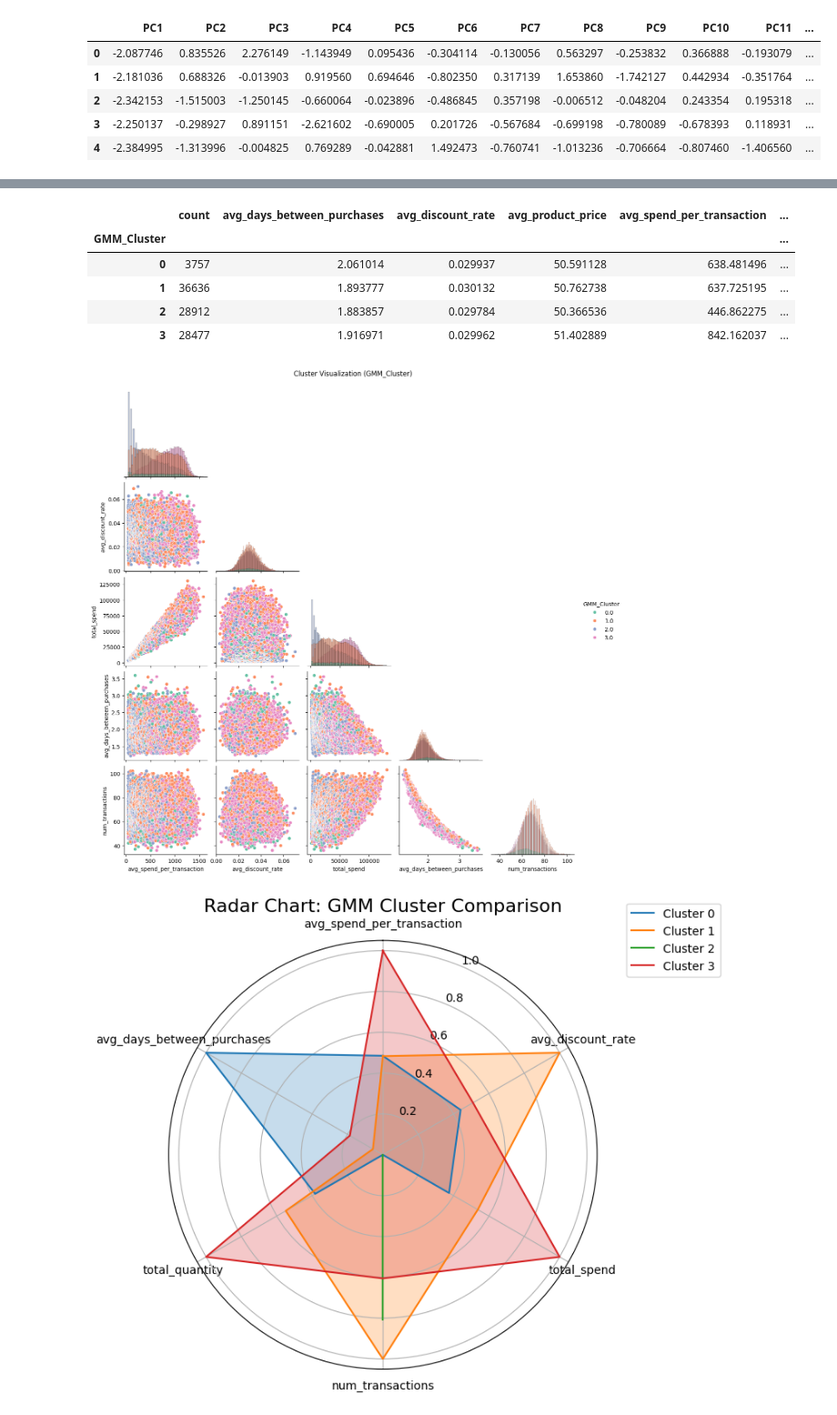
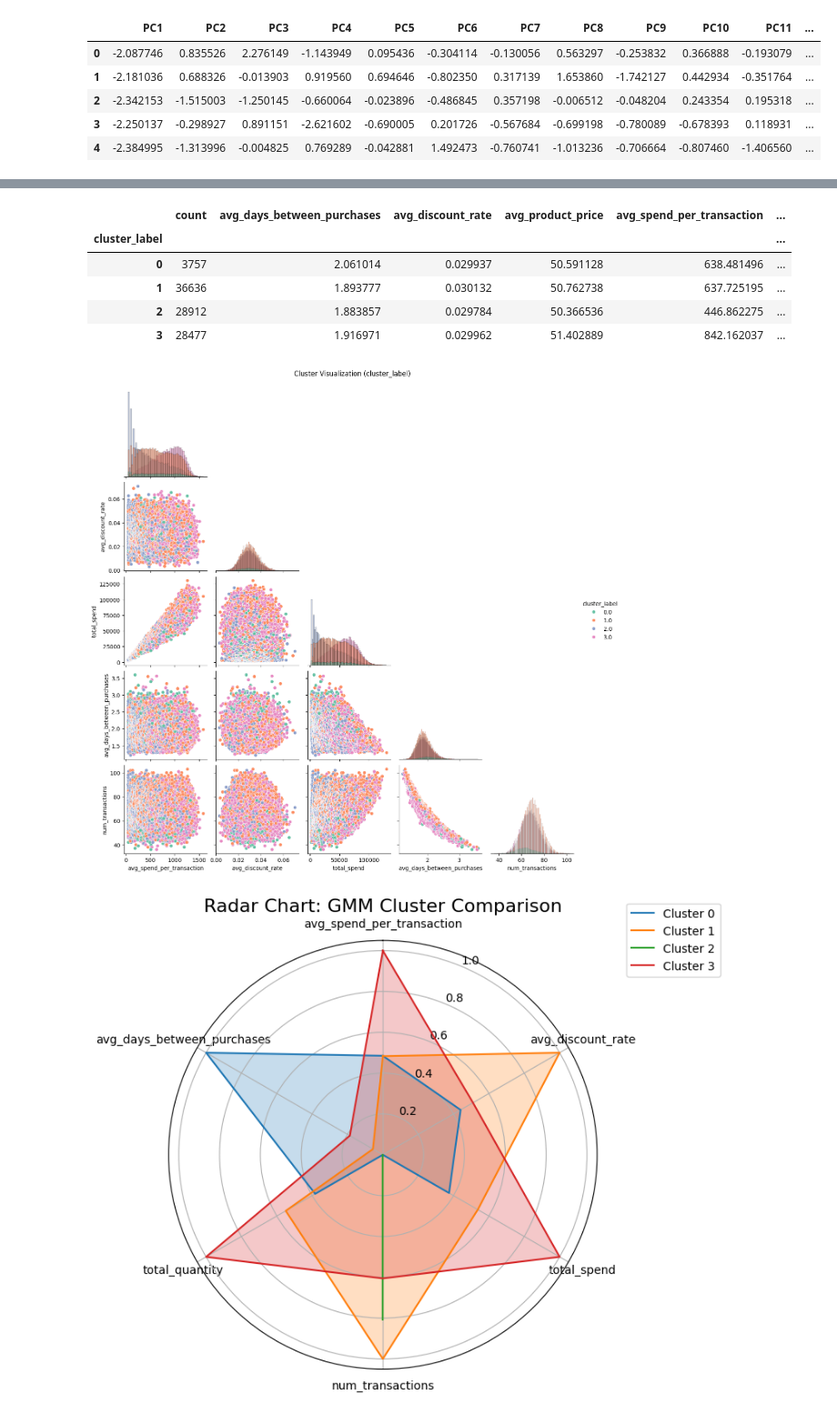
Before and after one commit to shermanpch/grocery-sales-database, a Jupyter notebook: notebooks/004_pca&GMM.ipynb, the cells around one changed output, grey strips where cells are left out. Shown at 91% size. Saved outputs shown, nothing was run; the diff lists cells and outputs as text; code cells hidden in the pictures.

```diff
--- a/notebooks/004_pca&GMM.ipynb
+++ b/notebooks/004_pca&GMM.ipynb
@@ -163,24 +227,33 @@ plt.show()
 # %%
 # Fit GMM with 4 clusters
-gmm_clusters = GaussianMixture(n_components=4, covariance_type='full', random_state=42)
+gmm_clusters = GaussianMixture(
+    n_components=4,
+    covariance_type="full",
+    random_state=RANDOM_STATE,
+)
+
 gmm_labels = gmm_clusters.fit_predict(X_pca)
 
 # Add GMM 4-cluster labels to the original DataFrame
 labelled_df = df.copy()
-labelled_df['GMM_Cluster'] = gmm_labels
+labelled_df["cluster_label"] = gmm_labels
 # %%
 # Summarize Clusters
-def summarize_clusters(df, label_col='GMM_Cluster'):
+def summarize_clusters(df, label_col="cluster_label"):
     summary = df.groupby(label_col).mean(numeric_only=True)
-    size = df[label_col].value_counts().sort_index().rename('count')
+    size = df[label_col].value_counts().sort_index().rename("count")
     return pd.concat([size, summary], axis=1)
 
+
 # Visualize with Pairplot
-def visualize_clusters(df, label_col='GMM_Cluster', features=None):
+def visualize_clusters(df, label_col="cluster_label", features=None):
     if features is None:
         features = [
-            'avg_spend_per_transaction', 'avg_discount_rate', 'total_spend',
-            'avg_days_between_purchases', 'num_transactions'
+            "avg_spend_per_transaction",
+            "avg_discount_rate",
+            "total_spend",
+            "avg_days_between_purchases",
+            "num_transactions",
         ]
 
     # Ensure selected features + label exist
@@ -193,25 +266,25 @@ def visualize_clusters(df, label_col='GMM_Cluster', features=None):
 
     # Convert all to numeric and drop invalid rows
     for col in selected_cols:
-        clean_df[col] = pd.to_numeric(clean_df[col], errors='coerce')
+        clean_df[col] = pd.to_numeric(clean_df[col], errors="coerce")
 
-    clean_df = clean_df.dropna().astype('float64')
+    clean_df = clean_df.dropna().astype("float64")
 
     # Plot
-    sns.pairplot(clean_df, hue=label_col, palette='Set2', corner=True, diag_kind='hist')
+    sns.pairplot(clean_df, hue=label_col, palette="Set2", corner=True, diag_kind="hist")
     plt.suptitle(f"Cluster Visualization ({label_col})", y=1.02)
     plt.show()
-
-cluster_summary = summarize_clusters(labelled_df, label_col='GMM_Cluster')
-display(cluster_summary)  # or print(cluster_summary) if outside Jupyter
-
-visualize_clusters(labelled_df, label_col='GMM_Cluster')
-# %% [output]
-|  | count | avg_days_between_purchases | avg_discount_rate | avg_product_price | avg_spend_per_transaction | ... |
-| GMM_Cluster |  |  |  |  |  | ... |
-| 0 | 3757 | 2.061014 | 0.029937 | 50.591128 | 638.481496 | ... |
-| 1 | 36636 | 1.893777 | 0.030132 | 50.762738 | 637.725195 | ... |
-| 2 | 28912 | 1.883857 | 0.029784 | 50.366536 | 446.862275 | ... |
-| 3 | 28477 | 1.916971 | 0.029962 | 51.402889 | 842.162037 | ... |
-[figure, removed]
+# %%
+cluster_summary = summarize_clusters(labelled_df, label_col="cluster_label")
+display(cluster_summary)
+
+visualize_clusters(labelled_df, label_col="cluster_label")
+# %% [output]
+|  | count | avg_days_between_purchases | avg_discount_rate | avg_product_price | avg_spend_per_transaction | ... |
+| cluster_label |  |  |  |  |  | ... |
+| 0 | 3757 | 2.061014 | 0.029937 | 50.591128 | 638.481496 | ... |
+| 1 | 36636 | 1.893777 | 0.030132 | 50.762738 | 637.725195 | ... |
+| 2 | 28912 | 1.883857 | 0.029784 | 50.366536 | 446.862275 | ... |
+| 3 | 28477 | 1.916971 | 0.029962 | 51.402889 | 842.162037 | ... |
+[figure, added]
 # %%
```
Also changed, not shown: parts of 11 cells of this notebook, 5 other files.
